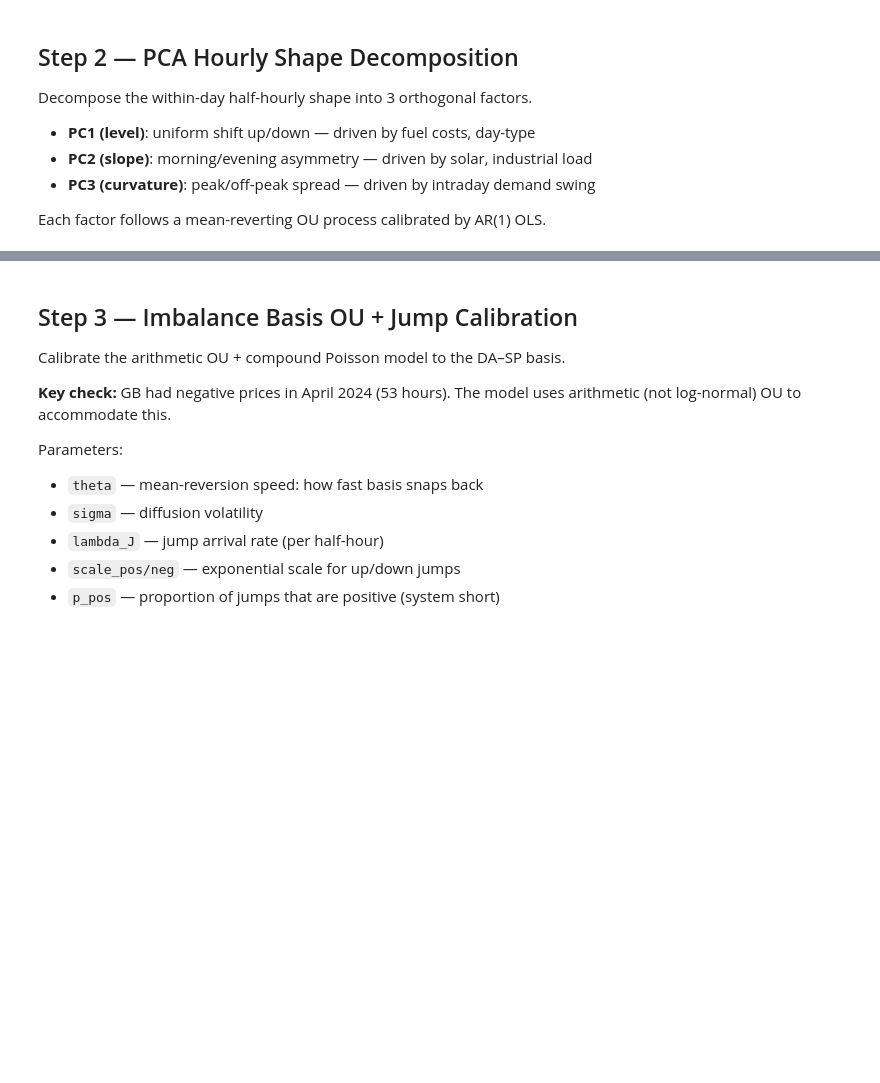
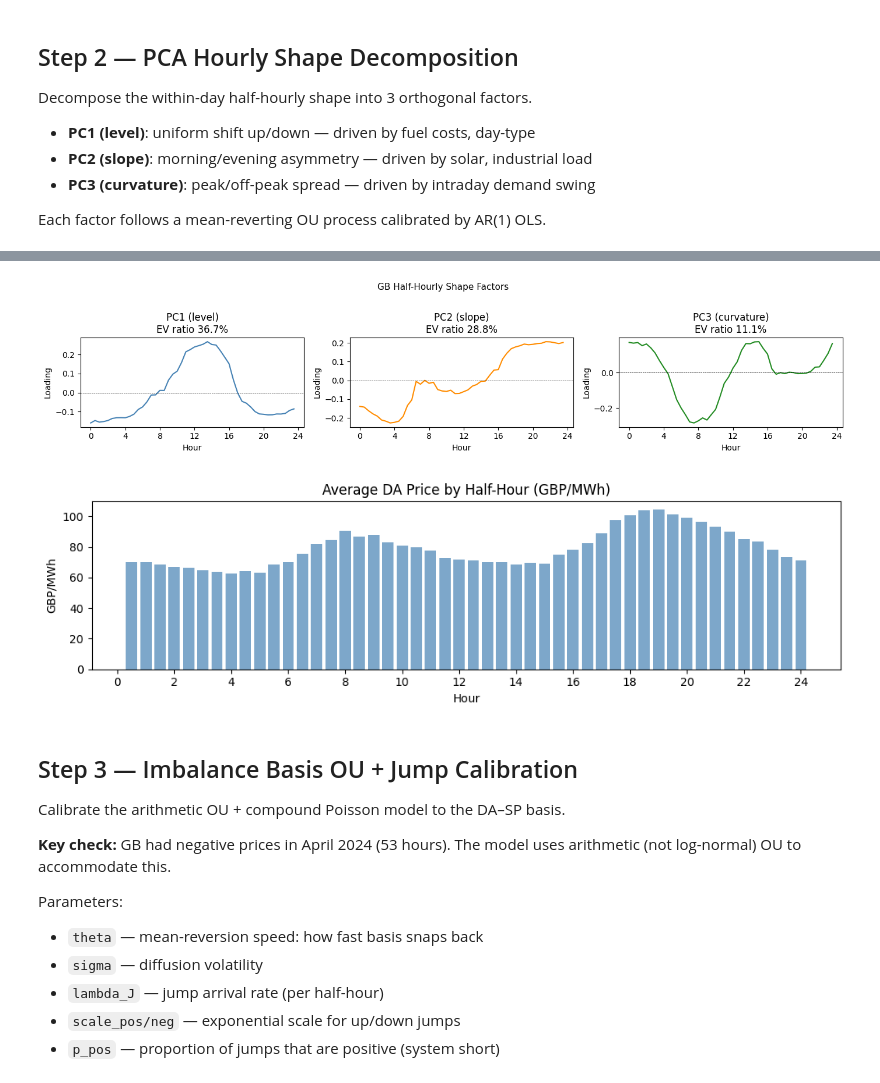
Before and after one commit to dmitry-goryunov/BESS-UK-OPEN, a Jupyter notebook: notebooks/02_calibration.ipynb, the cells around one changed output, grey strips where cells are left out. Saved outputs shown, nothing was run; the diff lists cells and outputs as text; code cells hidden in the pictures; blank space fills up the shorter version.

```diff
--- a/notebooks/02_calibration.ipynb
+++ b/notebooks/02_calibration.ipynb
@@ -170,14 +299,20 @@ Decompose the within-day half-hourly shape into 3 orthogonal factors.
 
 Each factor follows a mean-reverting OU process calibrated by AR(1) OLS.
 # %%
-# Only valid with real DA data — negative prices set floor at £1/MWh for log transform
-n_neg = (df_da['price_gbp_mwh'] < 0).sum()
-n_low = (df_da['price_gbp_mwh'] < 1).sum()
-print(f'Negative price observations: {n_neg}  (floored to £1 for log-shape PCA)')
-print(f'Observations below £1/MWh:   {n_low}')
+# Only valid with real DA data - negative prices set floor at GBP1/MWh for log transform
+# Keep the model on a fixed 48 half-hour grid; clock-change days can contain SP 49/50.
+df_da_pca = df_da[df_da['settlement_period'].between(1, 48)].copy()
+extra_sp = len(df_da) - len(df_da_pca)
+if extra_sp:
+    print(f'Dropped {extra_sp:,} clock-change rows with settlement_period > 48 for PCA')
+
+n_neg = (df_da_pca['price_gbp_mwh'] < 0).sum()
+n_low = (df_da_pca['price_gbp_mwh'] < 1).sum()
+print(f'Negative price observations: {n_neg}  (floored to GBP1 for log-shape PCA)')
+print(f'Observations below GBP1/MWh:   {n_low}')
 
 print('\nCalibrating PCA shape decomposition...')
-pca_params = calibrate_pca(df_da, n_factors=3, dt=1.0)
+pca_params = calibrate_pca(df_da_pca, n_factors=3, dt=1.0)
 pca_params.to_json(PROC_DIR / 'pca_params.json')
 
 evr = pca_params.explained_variance_ratio
@@ -195,29 +349,34 @@ print(f'\nSaved to: {PROC_DIR}/pca_params.json')
 # %%
 # Plot shape eigenvectors
-phi = np.array(pca_params.loadings)   # (3, 48)
-hours = np.arange(48) / 2             # 0 to 23.5
+phi = np.array(pca_params.loadings)   # expected (3, 48)
+hours = np.arange(phi.shape[1]) / 2
+if phi.shape[1] != 48:
+    print(f'[WARN] PCA loadings have {phi.shape[1]} periods; rerun the PCA calibration cell to rebuild 48-period params')
 
 fig, axes = plt.subplots(1, 3, figsize=(14, 3))
 colors = ['steelblue', 'darkorange', 'forestgreen']
 labels = ['PC1 (level)', 'PC2 (slope)', 'PC3 (curvature)']
 
 for k, (ax, col, lab) in enumerate(zip(axes, colors, labels)):
     ax.plot(hours, phi[k], color=col, lw=1.5)
     ax.axhline(0, color='k', lw=0.5, ls='--')
     ax.set(title=f'{lab}\nEV ratio {evr[k]*100:.1f}%',
            xlabel='Hour', ylabel='Loading')
     ax.xaxis.set_major_locator(plt.MultipleLocator(4))
 
 plt.suptitle('GB Half-Hourly Shape Factors', y=1.02, fontsize=11)
 plt.tight_layout(); plt.show()
 
 # Average within-day shape from data
-avg_shape = df_da.groupby('settlement_period')['price_gbp_mwh'].mean()
+avg_shape = df_da[df_da['settlement_period'].between(1, 48)].groupby('settlement_period')['price_gbp_mwh'].mean()
 fig, ax = plt.subplots(figsize=(10, 3))
 ax.bar(avg_shape.index / 2, avg_shape.values, width=0.4, color='steelblue', alpha=0.7)
-ax.set(title='Average DA Price by Half-Hour (£/MWh)', xlabel='Hour', ylabel='£/MWh')
+ax.set(title='Average DA Price by Half-Hour (GBP/MWh)', xlabel='Hour', ylabel='GBP/MWh')
 ax.xaxis.set_major_locator(plt.MultipleLocator(2))
 plt.tight_layout(); plt.show()
+# %% [output]
+[figure, added]
+[figure, added]
 # %% [markdown]
 ## Step 3 — Imbalance Basis OU + Jump Calibration
 
```
Also changed, not shown: parts of 15 cells of this notebook, 35 other files.
